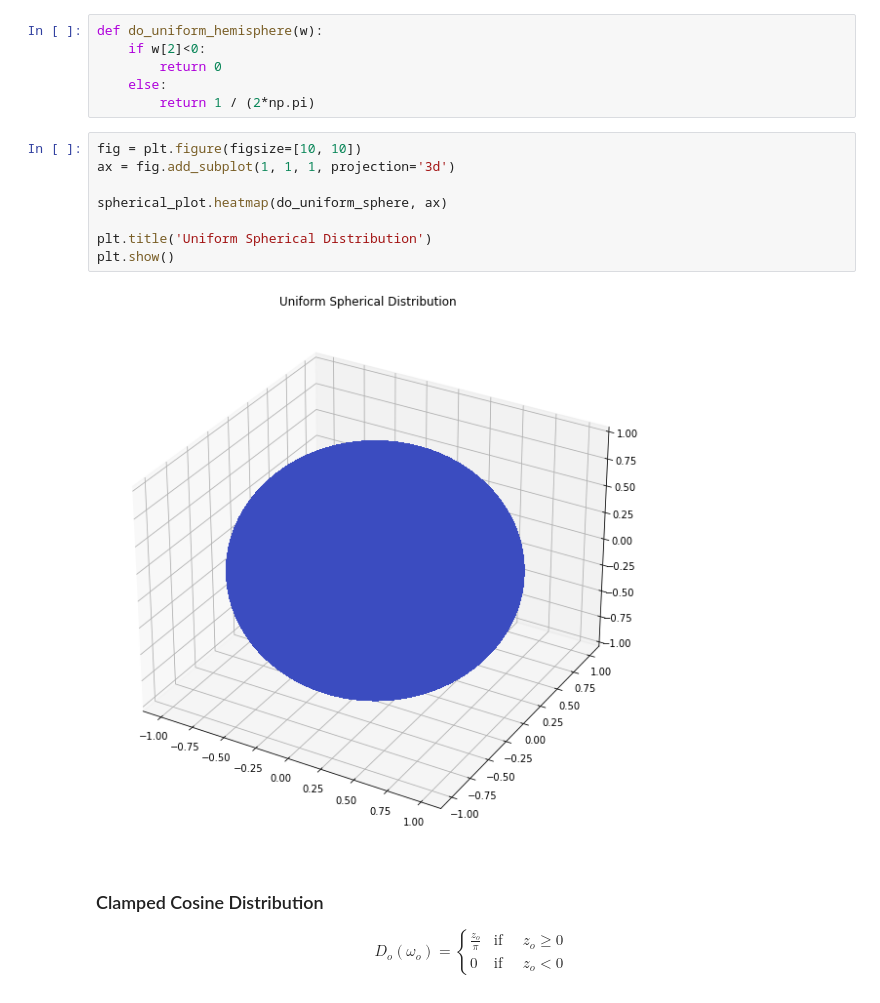
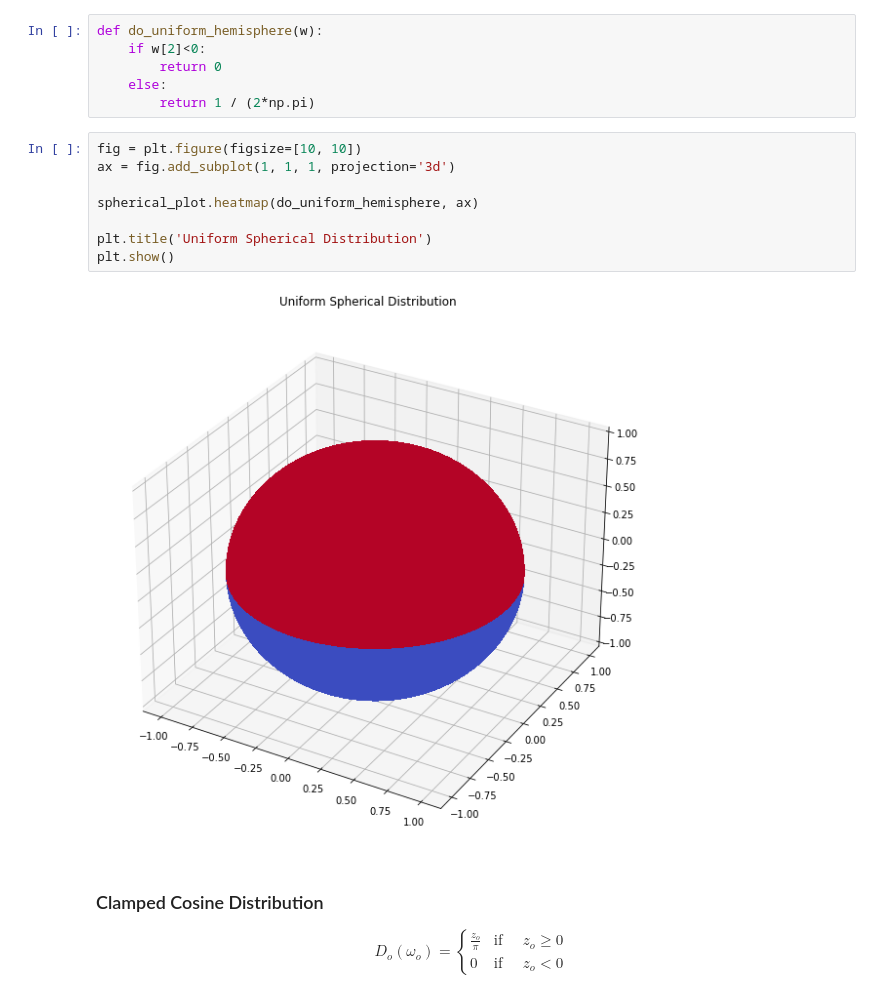
Before and after one commit to neil3d/math_viz, a Jupyter notebook: docs/LTC.ipynb, the cells around one changed output. Cells and saved outputs as stored; diff of their text form.

```diff
--- a/docs/LTC.ipynb
+++ b/docs/LTC.ipynb
@@ -63,13 +63,13 @@ def do_uniform_hemisphere(w):
 # %%
 fig = plt.figure(figsize=[10, 10])
 ax = fig.add_subplot(1, 1, 1, projection='3d')
 
-spherical_plot.heatmap(do_uniform_sphere, ax)
+spherical_plot.heatmap(do_uniform_hemisphere, ax)
 
 plt.title('Uniform Spherical Distribution')
 plt.show()
 # %% [output]
-[figure, old version]
+[figure, new version]
 # %% [markdown]
 ### Clamped Cosine Distribution
 
```
Also changed, not shown: 1 other file.
